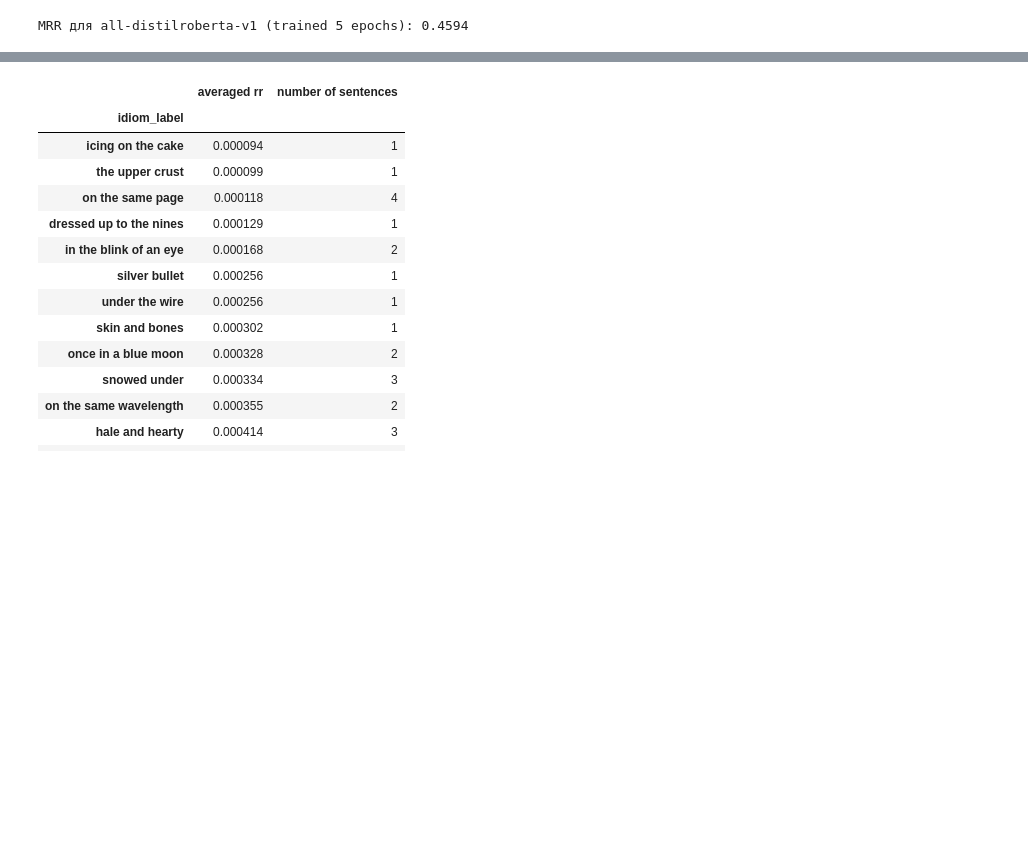
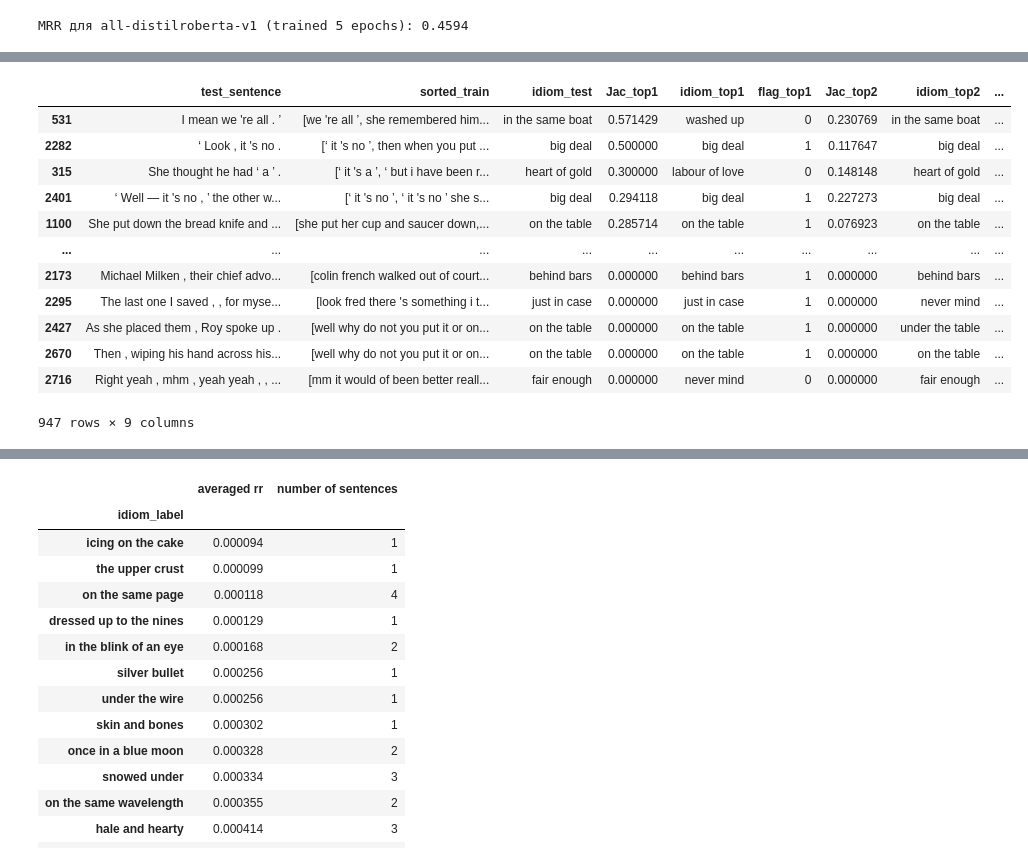
Before and after one commit to archimedes1515/idiom_search, a Jupyter notebook: Idioms_final.ipynb, the cells around one changed output, grey strips where cells are left out. Saved outputs shown, nothing was run; the diff lists cells and outputs as text; code cells hidden in the pictures; blank space fills up the shorter version.

```diff
--- a/Idioms_final.ipynb
+++ b/Idioms_final.ipynb
@@ -1136,0 +1295,16 @@ MRR для all-distilroberta-v1 (trained 5 epochs): 0.4594
+# %%
+interpret_df[(interpret_df['flag_top1'] == 1) | (interpret_df['flag_top2'] == 1)].sort_values(by=['Jac_top1', 'Jac_top2'], ascending=[False, False])
+# %% [output]
+|  | test_sentence | sorted_train | idiom_test | Jac_top1 | idiom_top1 | flag_top1 | Jac_top2 | idiom_top2 | ... |
+| 531 | I mean we 're all . ’ | [we 're all ’, she remembered him... | in the same boat | 0.571429 | washed up | 0 | 0.230769 | in the same boat | ... |
+| 2282 | ‘ Look , it 's no . | [‘ it 's no ’, then when you put ... | big deal | 0.500000 | big deal | 1 | 0.117647 | big deal | ... |
+| 315 | She thought he had ‘ a ’ . | [‘ it 's a ’, ‘ but i have been r... | heart of gold | 0.300000 | labour of love | 0 | 0.148148 | heart of gold | ... |
+| 2401 | ‘ Well — it 's no , ’ the other w... | [‘ it 's no ’, ‘ it 's no ’ she s... | big deal | 0.294118 | big deal | 1 | 0.227273 | big deal | ... |
+| 1100 | She put down the bread knife and ... | [she put her cup and saucer down,... | on the table | 0.285714 | on the table | 1 | 0.076923 | on the table | ... |
+| ... | ... | ... | ... | ... | ... | ... | ... | ... | ... |
+| 2173 | Michael Milken , their chief advo... | [colin french walked out of court... | behind bars | 0.000000 | behind bars | 1 | 0.000000 | behind bars | ... |
+| 2295 | The last one I saved , , for myse... | [look fred there 's something i t... | just in case | 0.000000 | just in case | 1 | 0.000000 | never mind | ... |
+| 2427 | As she placed them , Roy spoke up . | [well why do not you put it or on... | on the table | 0.000000 | on the table | 1 | 0.000000 | under the table | ... |
+| 2670 | Then , wiping his hand across his... | [well why do not you put it or on... | on the table | 0.000000 | on the table | 1 | 0.000000 | on the table | ... |
+| 2716 | Right yeah , mhm , yeah yeah , , ... | [mm it would of been better reall... | fair enough | 0.000000 | never mind | 0 | 0.000000 | fair enough | ... |
+947 rows × 9 columns
```
Also changed, not shown: parts of 126 cells of this notebook.
